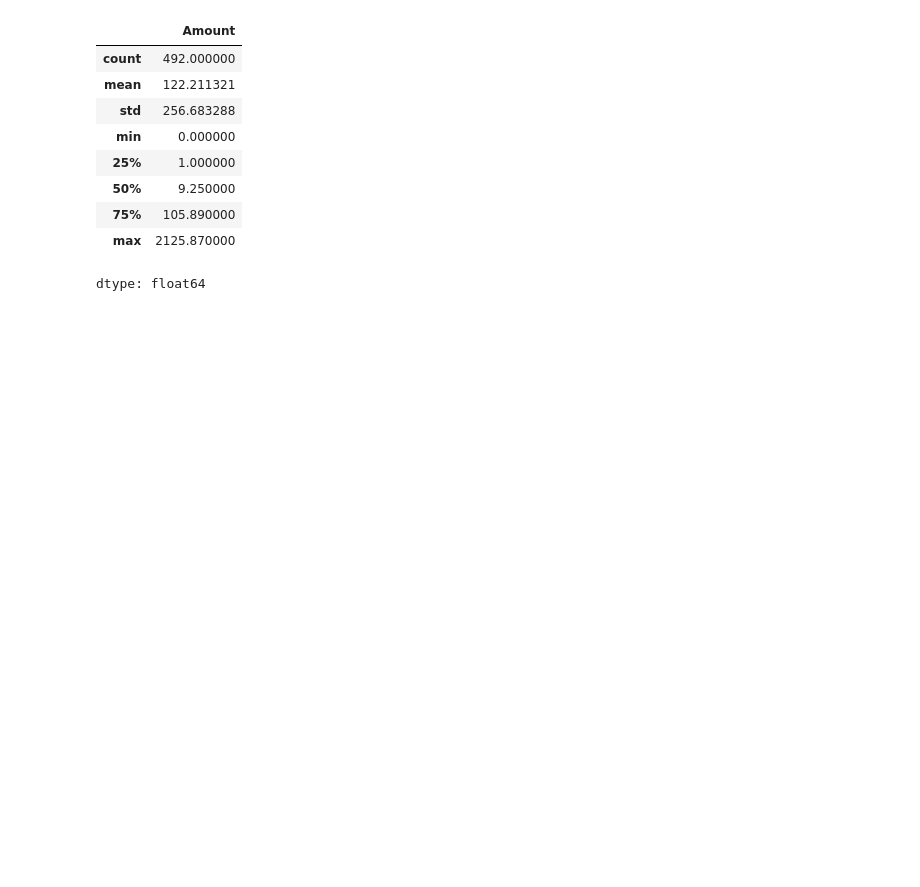
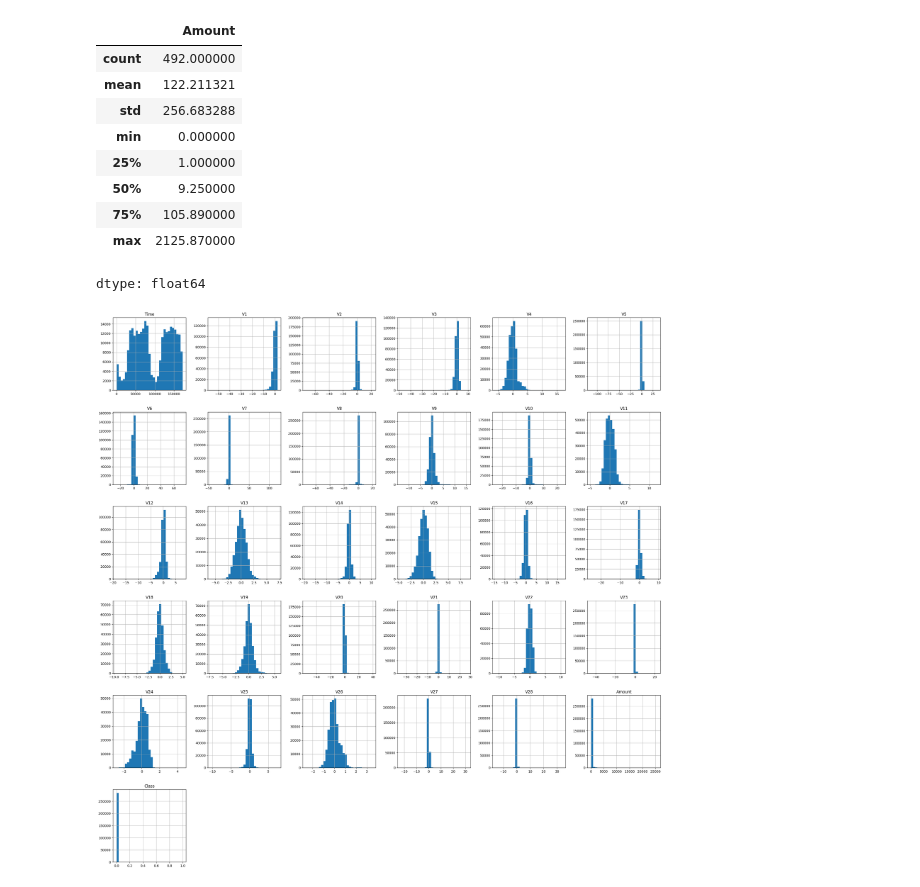
Before and after one commit to mlcodr/Fraud_Detection, a Jupyter notebook: notebooks/fraud_detection_hasnat.ipynb, the cells around one changed output. Saved outputs shown, nothing was run; the diff lists cells and outputs as text; code cells hidden in the pictures; blank space fills up the shorter version.

```diff
--- a/notebooks/fraud_detection_hasnat.ipynb
+++ b/notebooks/fraud_detection_hasnat.ipynb
@@ -141,3 +124,8 @@ fraud.Amount.describe()
 | 75% | 105.890000 |
 | max | 2125.870000 |
 dtype: float64
+# %%
+## Visualization of Each Column
+card_data.hist(bins = 31, figsize = (30,30));
+# %% [output]
+[figure, added]
```
Also changed, not shown: parts of 12 cells of this notebook.
